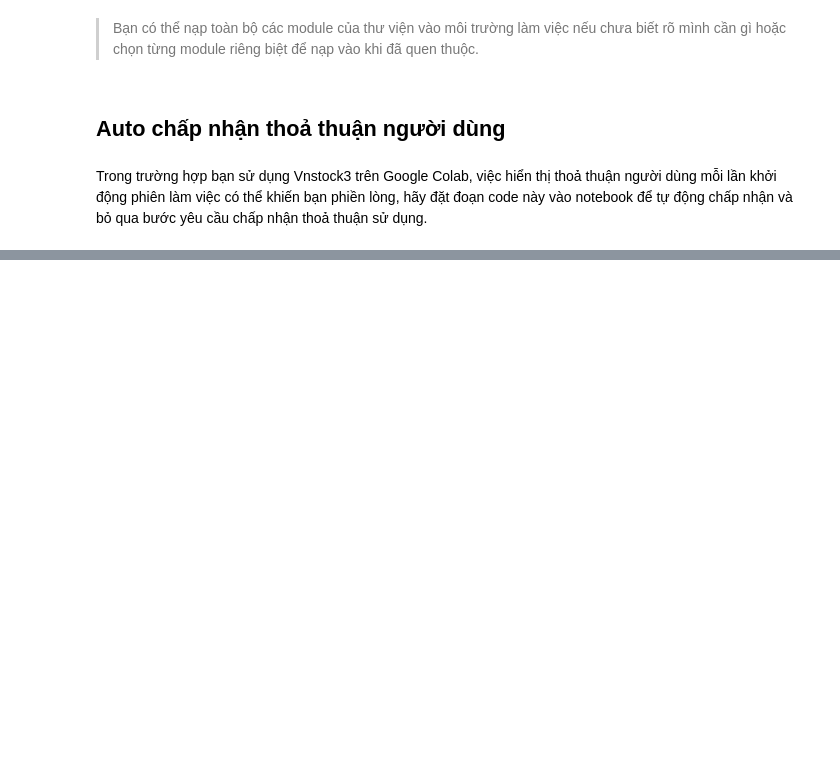
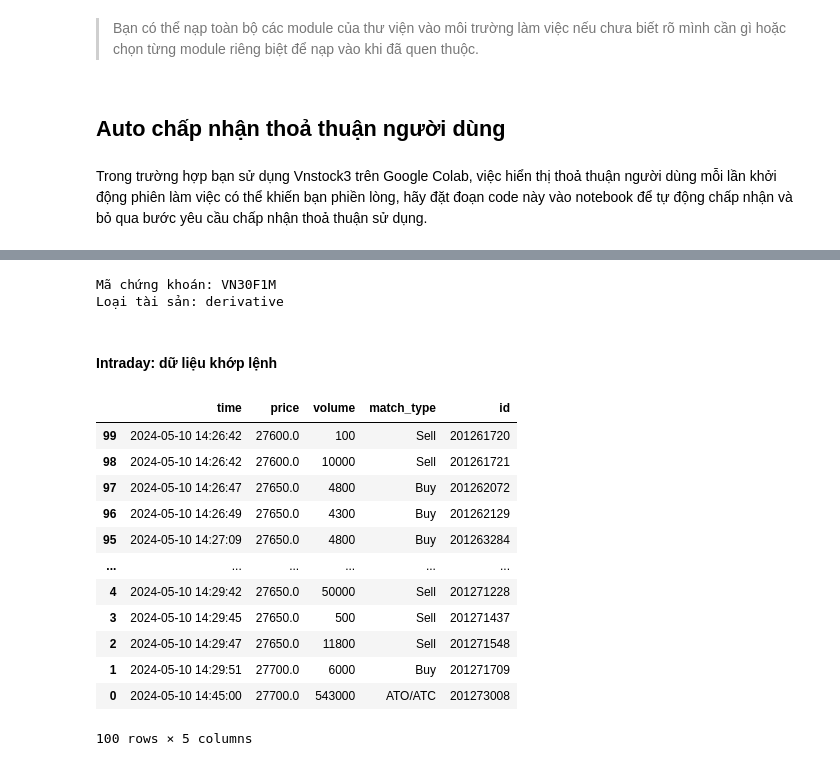
Before and after one commit to thinh-vu/vnstock, a Jupyter notebook: docs/vnstock3_demo.ipynb, the cells around one changed output, grey strips where cells are left out. Cells and saved outputs as stored; diff of their text form; code cells hidden in the pictures; blank space fills up the shorter version.

```diff
--- a/docs/vnstock3_demo.ipynb
+++ b/docs/vnstock3_demo.ipynb
@@ -24,0 +112,26 @@ if "ACCEPT_TC" not in os.environ:
+# %%
+# Tất cả dataframe dữ liệu sẽ được gán thuộc tính tên và loại tài sản tương ứng
+print(f'Mã chứng khoán: {df.name}')
+print(f'Loại tài sản: {df.category}')
+# %% [output]
+Mã chứng khoán: VN30F1M
+Loại tài sản: derivative
+# %% [markdown]
+#### Intraday: dữ liệu khớp lệnh
+# %%
+# Dữ liệu khớp lệnh trong ngày giao dịch realtime hoặc ngày gần nhất (ngoài giờ giao dịch)
+stock.quote.intraday(symbol='ACB', show_log=False)
+# %% [output]
+|  | time | price | volume | match_type | id |
+| 99 | 2024-05-10 14:26:42 | 27600.0 | 100 | Sell | 201261720 |
+| 98 | 2024-05-10 14:26:42 | 27600.0 | 10000 | Sell | 201261721 |
+| 97 | 2024-05-10 14:26:47 | 27650.0 | 4800 | Buy | 201262072 |
+| 96 | 2024-05-10 14:26:49 | 27650.0 | 4300 | Buy | 201262129 |
+| 95 | 2024-05-10 14:27:09 | 27650.0 | 4800 | Buy | 201263284 |
+| ... | ... | ... | ... | ... | ... |
+| 4 | 2024-05-10 14:29:42 | 27650.0 | 50000 | Sell | 201271228 |
+| 3 | 2024-05-10 14:29:45 | 27650.0 | 500 | Sell | 201271437 |
+| 2 | 2024-05-10 14:29:47 | 27650.0 | 11800 | Sell | 201271548 |
+| 1 | 2024-05-10 14:29:51 | 27700.0 | 6000 | Buy | 201271709 |
+| 0 | 2024-05-10 14:45:00 | 27700.0 | 543000 | ATO/ATC | 201273008 |
+100 rows × 5 columns
```
Also changed, not shown: parts of 18 cells of this notebook, 53 other files.
